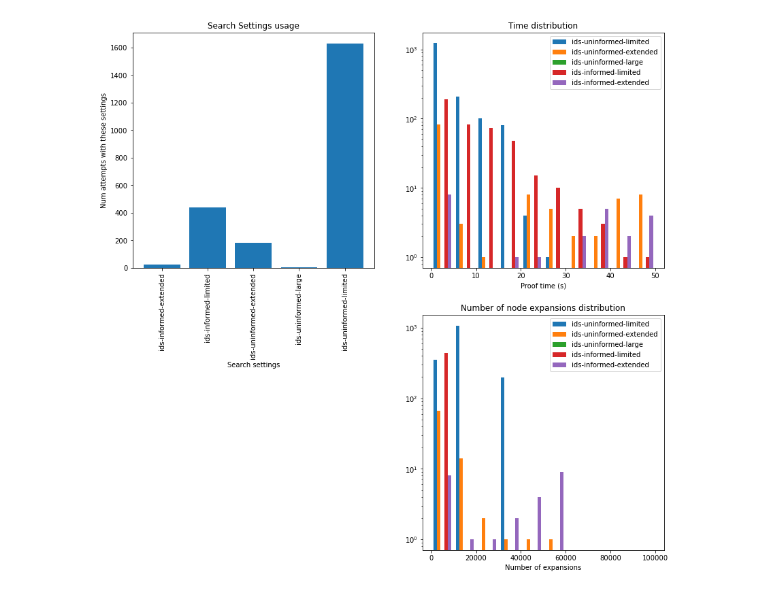
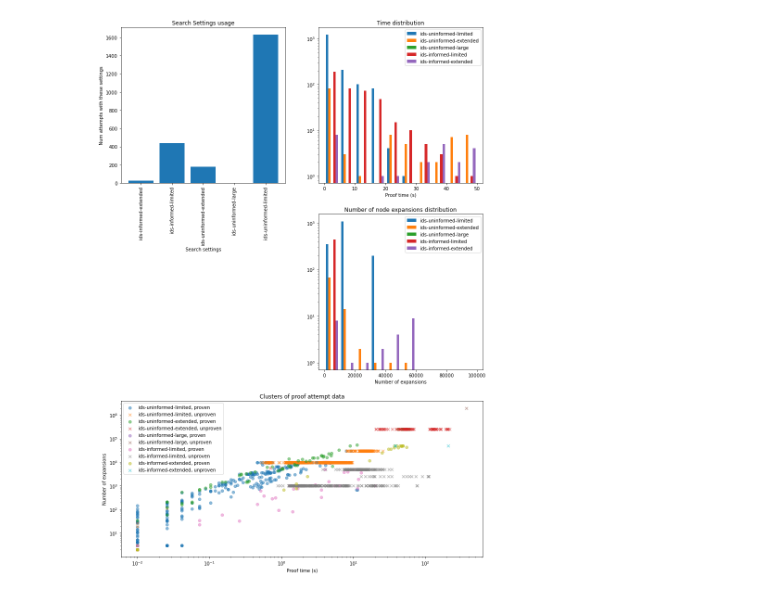
Before and after one commit to samuelbarrett1234/atp, a Jupyter notebook: Scripts/Proof Data Visualisation.ipynb, the cells around one changed output. Cells and saved outputs as stored; diff of their text form; code cells hidden in the pictures.

Commit message:
Added to the graphs for visualising proof attempts.

```diff
--- a/Scripts/Proof Data Visualisation.ipynb
+++ b/Scripts/Proof Data Visualisation.ipynb
@@ -8,5 +8,7 @@ import numpy as np
 # connect to the equational logic database
 db = sql3.connect('../Data/DB/eqlogic.db')
 # %%
-df = pd.read_sql_query('SELECT thm_id, name, time_cost, max_mem, num_expansions '
-                       'FROM proof_attempts NATURAL JOIN search_settings', db)
+# load proof attempts data
+df = pd.read_sql_query('SELECT thm_id, name, time_cost, max_mem, num_expansions, '
+                       'CASE WHEN proof_date IS NULL THEN 0 ELSE 1 END AS is_proven '
+                       'FROM proof_attempts NATURAL JOIN search_settings NATURAL OUTER LEFT JOIN proofs', db)
@@ -15,38 +18,59 @@ db.close()
 # %%
-fig = plt.figure(figsize=(14,14))
+fig = plt.figure(figsize=(14,21))  # figsize in inches
 
+nrows, ncols = 3, 2
+
+# plot bar chart showing how many times each search setting is used
 ss_groups = df.groupby('name').count()['thm_id']
-ss_usage = plt.subplot(2, 2, 1)
+ss_usage = plt.subplot(nrows, ncols, 1)
 ss_usage.set_title('Search Settings usage')
 ss_usage.set_xlabel('Search settings')
 ss_usage.set_ylabel('Num attempts with these settings')
 ss_usage.bar(ss_groups.keys(), ss_groups)
 plt.xticks(rotation='vertical')
 
-time_graph = plt.subplot(2, 2, 2)
+# plot histogram showing the distribution of proof times
+# for each search settings type
+time_graph = plt.subplot(nrows, ncols, 2)
 time_graph.set_title('Time distribution')
 time_graph.set_xlabel('Proof time (s)')
-
 ss_names, ss_times = pd.unique(df['name']), []
 for ss_name in ss_names:
     ss_rows = df[df['name'] == ss_name]
     ss_times.append(ss_rows['time_cost'])
 time_graph.hist(ss_times, label=ss_names, bins=10, range=(0.0, 50.0))
 time_graph.legend(loc='upper right')
 time_graph.set_yscale('log')
 
-exp_graph = plt.subplot(2, 2, 4)
+# plot histogram showing the distribution of the number of
+# node expansions for each search settings type
+exp_graph = plt.subplot(nrows, ncols, 4)
 exp_graph.set_title('Number of node expansions distribution')
 exp_graph.set_xlabel('Number of expansions')
-
 ss_exps = []
 for ss_name in ss_names:
     ss_rows = df[df['name'] == ss_name]
     ss_exps.append(ss_rows['num_expansions'])
 exp_graph.hist(ss_exps, label=ss_names, bins=10, range=(0,100000))
 exp_graph.legend(loc='upper right')
 exp_graph.set_yscale('log')
 
+proven_graph = plt.subplot(nrows, 1, 3)
+proven_graph.set_title('Clusters of proof attempt data')
+proven_graph.set_xlabel('Proof time (s)')
+proven_graph.set_ylabel('Number of expansions')
+for ss_name in ss_names:
+    ss_rows = df[df['name'] == ss_name]
+    ss_proven = ss_rows[ss_rows['is_proven'] == 1]
+    ss_unproven = ss_rows[ss_rows['is_proven'] == 0]
+    plt.scatter(1.0e-2 + ss_proven['time_cost'], 1 + ss_proven['num_expansions'],
+               label=ss_name + ', proven', alpha=0.5, marker='o')
+    plt.scatter(1.0e-2 + ss_unproven['time_cost'], 1 + ss_unproven['num_expansions'],
+               label=ss_name + ', unproven', alpha=0.5, marker='x')
+proven_graph.legend(loc='upper left')
+proven_graph.set_xscale('log')
+proven_graph.set_yscale('log')
+
 plt.show()
 # %% [output]
-[figure, old version]
+[figure, new version]
```
Also changed, not shown: parts of 2 cells of this notebook.
